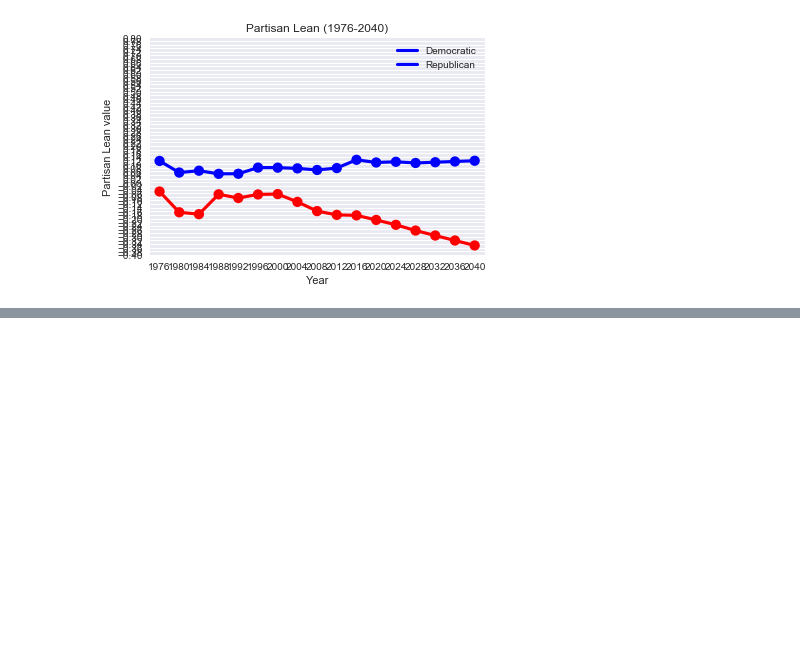
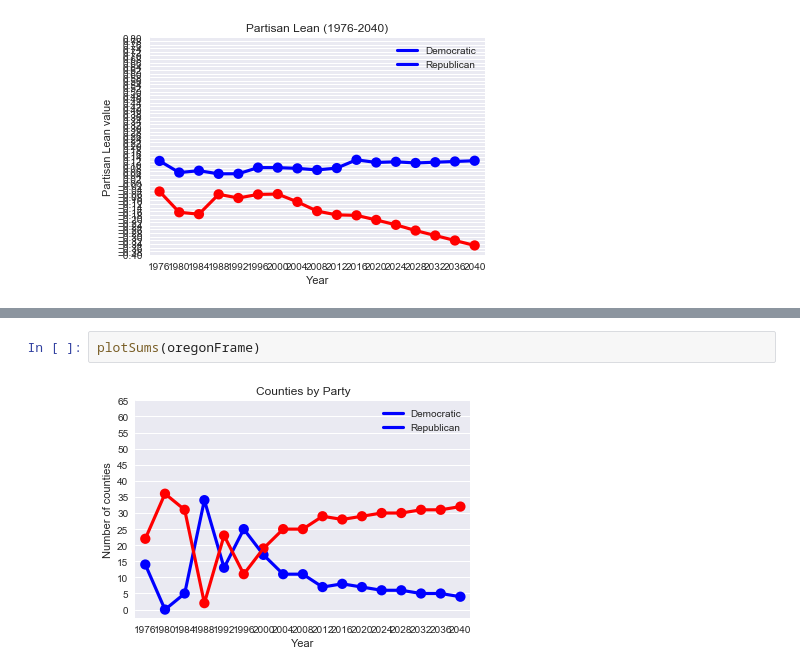
Before and after one commit to manav95/PartisanLeanRepo, a Jupyter notebook: FinalNotebook.ipynb, the cells around one changed output, grey strips where cells are left out. Cells and saved outputs as stored; diff of their text form; blank space fills up the shorter version.

```diff
--- a/FinalNotebook.ipynb
+++ b/FinalNotebook.ipynb
@@ -249,0 +291,4 @@ plotLeans(floridaFrame)
+# %%
+plotSums(oregonFrame)
+# %% [output]
+[figure, added]
```
Also changed, not shown: parts of 9 cells of this notebook, 2 other files.
